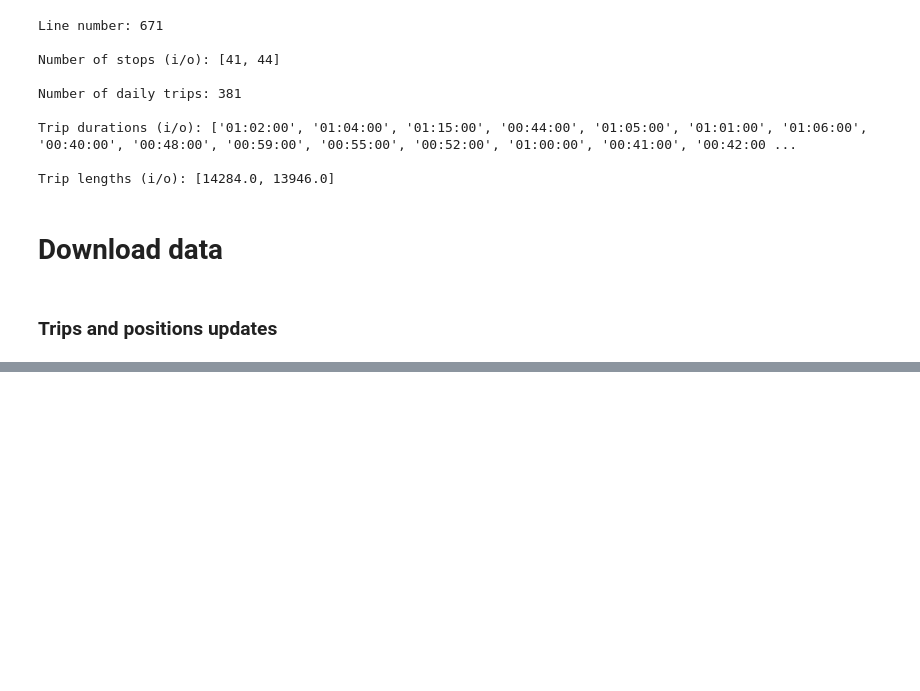
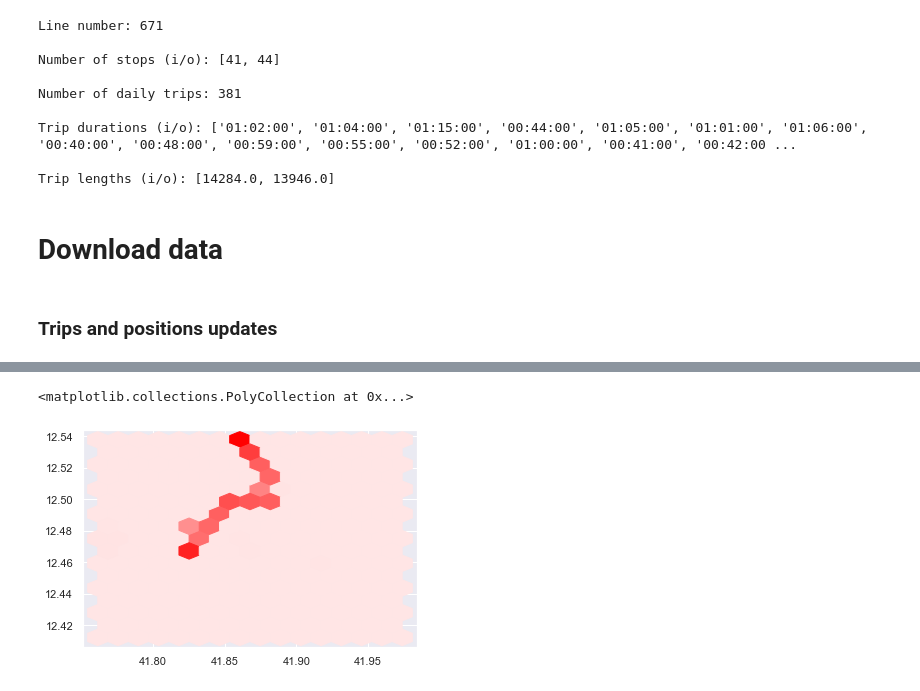
Before and after one commit to stfbnc/atac_rome, a Jupyter notebook: autobus.ipynb, the cells around one changed output, grey strips where cells are left out. Cells and saved outputs as stored; diff of their text form; code cells hidden in the pictures; blank space fills up the shorter version.

```diff
--- a/autobus.ipynb
+++ b/autobus.ipynb
@@ -216,0 +226,18 @@ csv_pos.close()
+# %%
+r_files = glob.glob('bus_realtime/positions*')
+
+pos_dict = {}
+for r_file in r_files:
+    print('Processing file {}'.format(r_file))
+
+    day = r_file.split('.')[0].split('_')[-1]
+    pos_dict[day] = []
+
+    df = pd.read_csv(r_file)
+    trips = df.trip_id.unique()
+    for trip in trips:
+        trip_dict = {}
+        trip_dict['trip'] = trip
+        trip_dict['lat'] = df[df.trip_id == trip].lat.values
+        trip_dict['lon'] = df[df.trip_id == trip].lon.values
+        pos_dict[day].append(trip_dict)
@@ -216,0 +282,12 @@ csv_pos.close()
+# %%
+cmap = sns.light_palette('red', as_cmap=True)
+x = []
+y = []
+for k in pos_dict.keys():
+    for e in pos_dict[k]:
+        x += e['lat'].tolist()
+        y += e['lon'].tolist()
+plt.hexbin(x, y, gridsize=15, cmap=cmap, extent=[min(x), max(x), min(y), max(y)])
+# %% [output]
+<matplotlib.collections.PolyCollection at 0x...>
+[figure, added]
```
Also changed, not shown: parts of 8 cells of this notebook, 2 other files.
